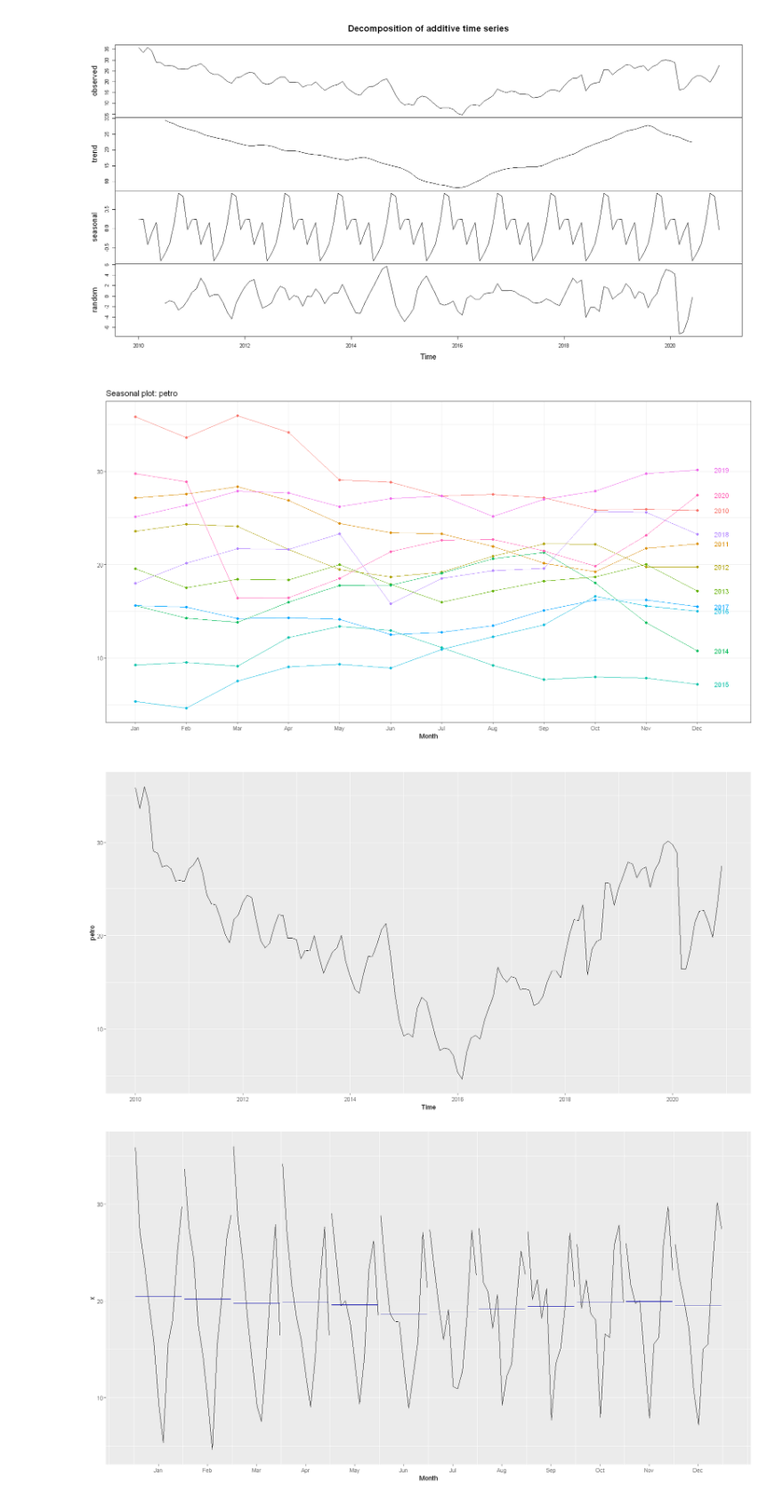
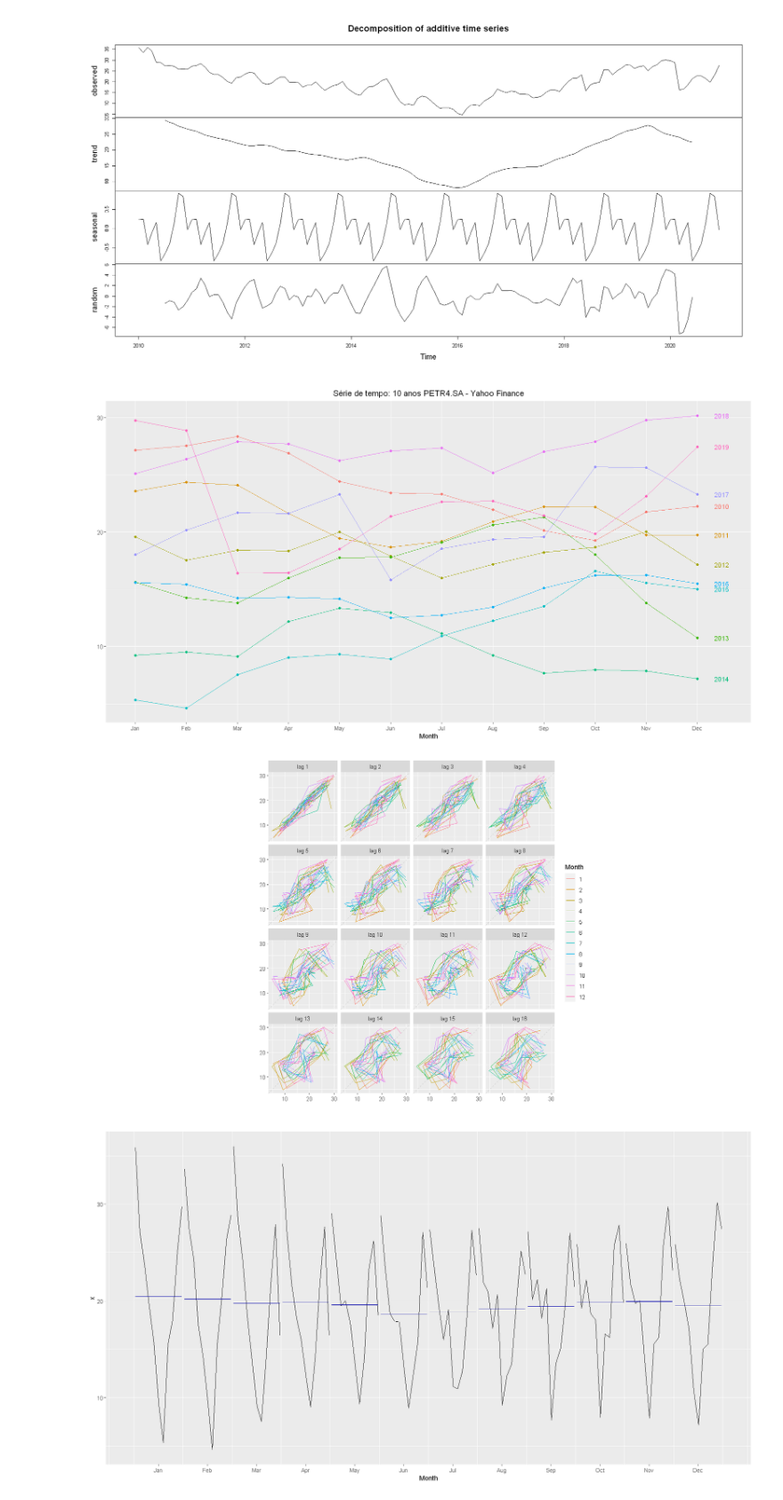
Before and after one commit to emariot/econometria, a Jupyter notebook: serie_de_tempo.ipynb, the cells around one changed output. Shown: that part at 89% size. Cells and saved outputs as stored; diff of their text form; code cells hidden in the pictures.

```diff
--- a/serie_de_tempo.ipynb
+++ b/serie_de_tempo.ipynb
@@ -8,7 +8,7 @@ library(lubridate)
 library(tidyr)
 library(forecast)
 # %%
-petr = BatchGetSymbols('PETR4.SA', first.date = as.Date('2010-01-01'),
+petr = BatchGetSymbols('PETR4.SA', first.date = as.Date('2010-12-31'),
 last.date = as.Date('2020-12-31'))
 # %% [output]
 Running BatchGetSymbols for:
@@ -235,13 +258,15 @@ petro %>% decompose %>% plot
 # %% [output]
 [figure]
 # %%
-ggseasonplot(petro, year.labels = TRUE) + geom_point() + theme_bw()
+ggseasonplot(petro, year.labels = TRUE) + geom_point() + theme(plot.title = element_text(hjust = 0.5)) +
+labs(title='Série de tempo: 10 anos PETR4.SA - Yahoo Finance')
 # %% [output]
-[figure, old version]
+[figure, new version]
 # %%
-autoplot(petro)
+petro_ <- window(petro, start=2010)
+gglagplot(petro_)
 # %% [output]
-[figure, old version]
+[figure, new version]
 # %%
 ggmonthplot(petro)
 # %% [output]
```
Also changed, not shown: parts of 16 cells of this notebook.
